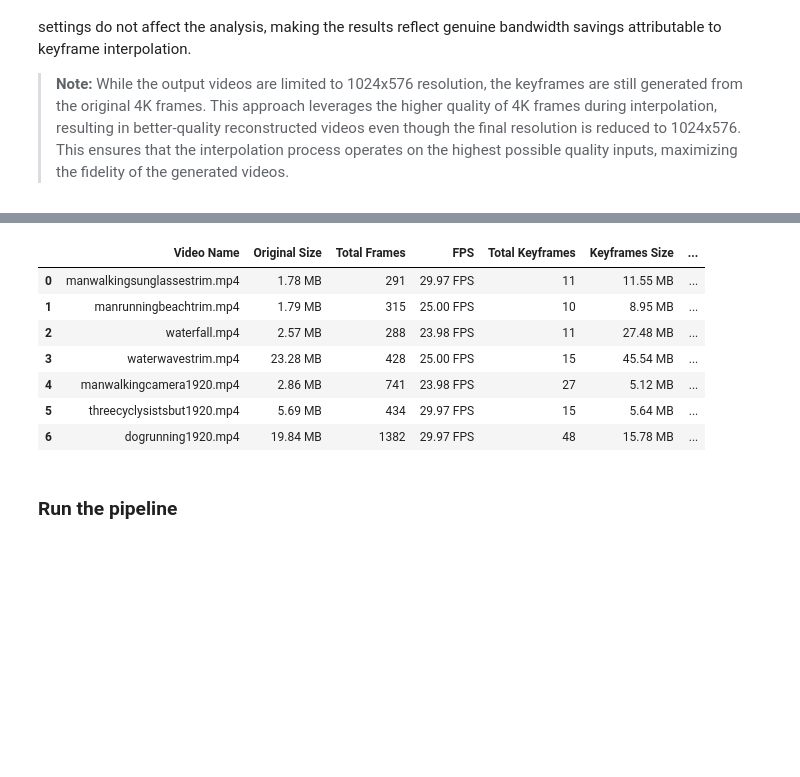
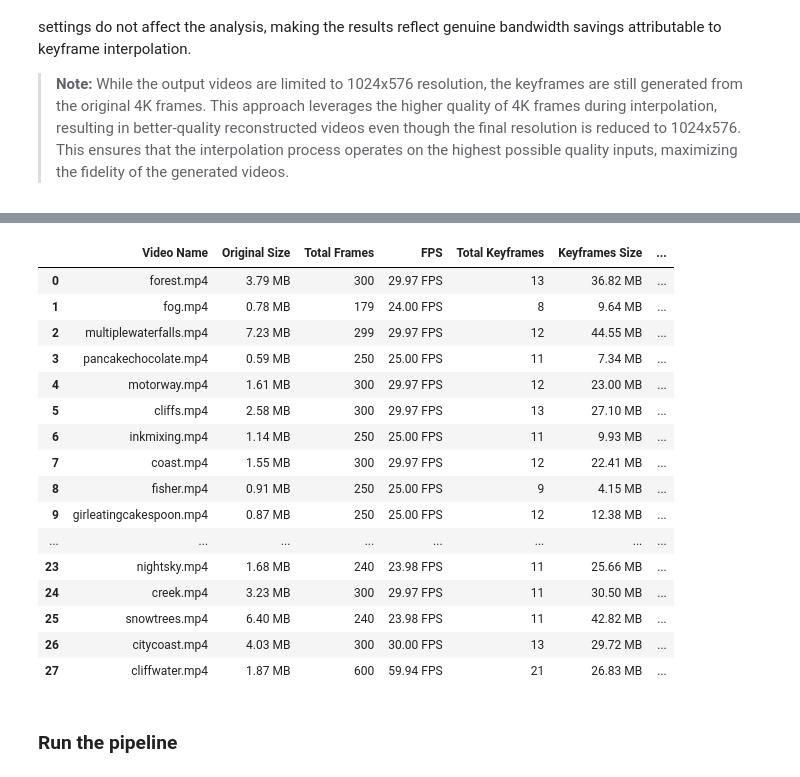
Before and after one commit to Aisha630/vid-gen, a Jupyter notebook: key_frame_interpolation.ipynb, the cells around one changed output, grey strips where cells are left out. Drawn from its saved outputs; the diff is of its cells as text; code cells hidden in the pictures; blank space fills up the shorter version.

```diff
--- a/key_frame_interpolation.ipynb
+++ b/key_frame_interpolation.ipynb
@@ -315,11 +328,18 @@ top_k_no_interpolation = 0
+# %%
+bucket_size_in_frames = 60  # Number of frames in each bucket/segment of the video. We will chunk the video into these many frames per chunk and then interpolate between the keyframes in each bucket.
+threshold = 0.3  # Threshold for the keyframe detection algorithm. The higher the threshold, the fewer the keyframes.
+minimum_frames_in_between = 20  # Minimum number of frames between two keyframes.
+maximum_frames_in_between = 25  # Maximum number of frames between two keyframes.
+top_k_no_interpolation = 0  # Number of buckets for which we will not do any interpolation. We will just copy the frames as it is. This is to ensure that high motion segments are not interpolated and the motion is preserved.
+segment_fps = 15  # FPS of the video segments that we will NOT interpolate as defined by top_k_no_interpolation.
 # %%
 # DO NOT PUT _ in the input directory name. We parse at the _ to get the timestamp of the frame. This can mess up the paths.
-input_dir = "/root/VideoReconstruction/input_videos" # this is the directory where the input videos are stored.
+input_dir = "/root/VideoReconstruction/alloriginalvids" # this is the directory where the input videos are stored.
 output_dir_base = "/root/VideoReconstruction/outputs/bucketedkeyframes"
 smaller_video_output_dir = "/root/VideoReconstruction/outputs/bucketed_keyframes_video"
 
-!rm -rf $output_dir_base
-!rm -rf $smaller_video_output_dir
+# !rm -rf $output_dir_base
+# !rm -rf $smaller_video_output_dir
 
 os.makedirs(output_dir_base, exist_ok=True)
 os.makedirs(smaller_video_output_dir, exist_ok=True)
@@ -348,7 +368,7 @@ for video in videos:
         'ffmpeg',
         '-i', video_path,  # Input video
         '-r', str(fps),  # Set frame rate
-        '-vf', 'scale=1024:576',  # Resize to 1024x1024
+        '-vf', 'scale=1024:576',  # Resize to 1024x576
         '-c:v', 'libx264',  # Use H.264 codec
         '-pix_fmt', 'yuv420p',  # Set pixel format
         '-t', str(duration),
@@ -358,21 +378,23 @@ for video in videos:
 
     process = subprocess.run(command, check=True, capture_output=True)
 
-
     video_size_in_bytes = os.path.getsize(interim_output_path)
     video_size_in_megabytes = video_size_in_bytes / (1024 * 1024)
+    if video_name not in os.listdir(output_dir_base):
+        smartKeyframeDetection(
+            video_path,
+            bucket_size_in_frames,
+            threshold,
+            output_dir,
+            minimum_frames_in_between,
+            maximum_frames_in_between,
+            segment_fps,
+            top_k_no_interpolation
+        )
+    else:
+        print(f"Skipping {video_name} as it is already processed")
+        continue
 
-    smartKeyframeDetection(
-        video_path,
-        output_dir,
-        bucket_size_in_frames,
-        threshold,
-        output_dir,
-        minimum_frames_in_between,
-        maximum_frames_in_between,
-        segment_fps,
-        top_k_no_interpolation
-    )
     # get directory size
     keyframes = os.listdir(output_dir)
     keyframe_count = len(keyframes)
@@ -381,7 +403,7 @@ for video in videos:
     keyframes_dir_size_in_megabytes = keyframes_dir_size_in_bytes / (1024 * 1024)
 
     compressed_size, savings_from_original_video, savings_from_keyframes_video = evaluator.evaluate_smaller_video(
-        video_path, smaller_video_output_dir, output_dir)
+        interim_output_path, smaller_video_output_dir, output_dir)
 
     summary_data.append(
         [
@@ -408,7 +430,6 @@ headers = [
     "Savings Original Video",
     "Savings Keyframes Video"
 ]
-# print(tabulate(summary_data, headers=headers, tablefmt="grid"))
 
 df = pd.DataFrame(summary_data, columns=headers)
 output_csv_path = "/root/VideoReconstruction/logs/bandwidth_savings_data.csv"
@@ -429,11 +460,20 @@ For /root/VideoReconstruction/input_videos/dogrunning1920.mp4, selected 2 frames
 |  | Video Name | Original Size | Total Frames | FPS | Total Keyframes | Keyframes Size | ... |
-| 0 | manwalkingsunglassestrim.mp4 | 1.78 MB | 291 | 29.97 FPS | 11 | 11.55 MB | ... |
-| 1 | manrunningbeachtrim.mp4 | 1.79 MB | 315 | 25.00 FPS | 10 | 8.95 MB | ... |
-| 2 | waterfall.mp4 | 2.57 MB | 288 | 23.98 FPS | 11 | 27.48 MB | ... |
-| 3 | waterwavestrim.mp4 | 23.28 MB | 428 | 25.00 FPS | 15 | 45.54 MB | ... |
-| 4 | manwalkingcamera1920.mp4 | 2.86 MB | 741 | 23.98 FPS | 27 | 5.12 MB | ... |
-| 5 | threecyclysistsbut1920.mp4 | 5.69 MB | 434 | 29.97 FPS | 15 | 5.64 MB | ... |
-| 6 | dogrunning1920.mp4 | 19.84 MB | 1382 | 29.97 FPS | 48 | 15.78 MB | ... |
+| 0 | forest.mp4 | 3.79 MB | 300 | 29.97 FPS | 13 | 36.82 MB | ... |
+| 1 | fog.mp4 | 0.78 MB | 179 | 24.00 FPS | 8 | 9.64 MB | ... |
+| 2 | multiplewaterfalls.mp4 | 7.23 MB | 299 | 29.97 FPS | 12 | 44.55 MB | ... |
+| 3 | pancakechocolate.mp4 | 0.59 MB | 250 | 25.00 FPS | 11 | 7.34 MB | ... |
+| 4 | motorway.mp4 | 1.61 MB | 300 | 29.97 FPS | 12 | 23.00 MB | ... |
+| 5 | cliffs.mp4 | 2.58 MB | 300 | 29.97 FPS | 13 | 27.10 MB | ... |
+| 6 | inkmixing.mp4 | 1.14 MB | 250 | 25.00 FPS | 11 | 9.93 MB | ... |
+| 7 | coast.mp4 | 1.55 MB | 300 | 29.97 FPS | 12 | 22.41 MB | ... |
+| 8 | fisher.mp4 | 0.91 MB | 250 | 25.00 FPS | 9 | 4.15 MB | ... |
+| 9 | girleatingcakespoon.mp4 | 0.87 MB | 250 | 25.00 FPS | 12 | 12.38 MB | ... |
+| ... | ... | ... | ... | ... | ... | ... | ... |
+| 23 | nightsky.mp4 | 1.68 MB | 240 | 23.98 FPS | 11 | 25.66 MB | ... |
+| 24 | creek.mp4 | 3.23 MB | 300 | 29.97 FPS | 11 | 30.50 MB | ... |
+| 25 | snowtrees.mp4 | 6.40 MB | 240 | 23.98 FPS | 11 | 42.82 MB | ... |
+| 26 | citycoast.mp4 | 4.03 MB | 300 | 30.00 FPS | 13 | 29.72 MB | ... |
+| 27 | cliffwater.mp4 | 1.87 MB | 600 | 59.94 FPS | 21 | 26.83 MB | ... |
 # %% [markdown]
 ### Run the pipeline
 # %% [markdown]
```
Also changed, not shown: parts of 17 cells of this notebook, 56 other files.
